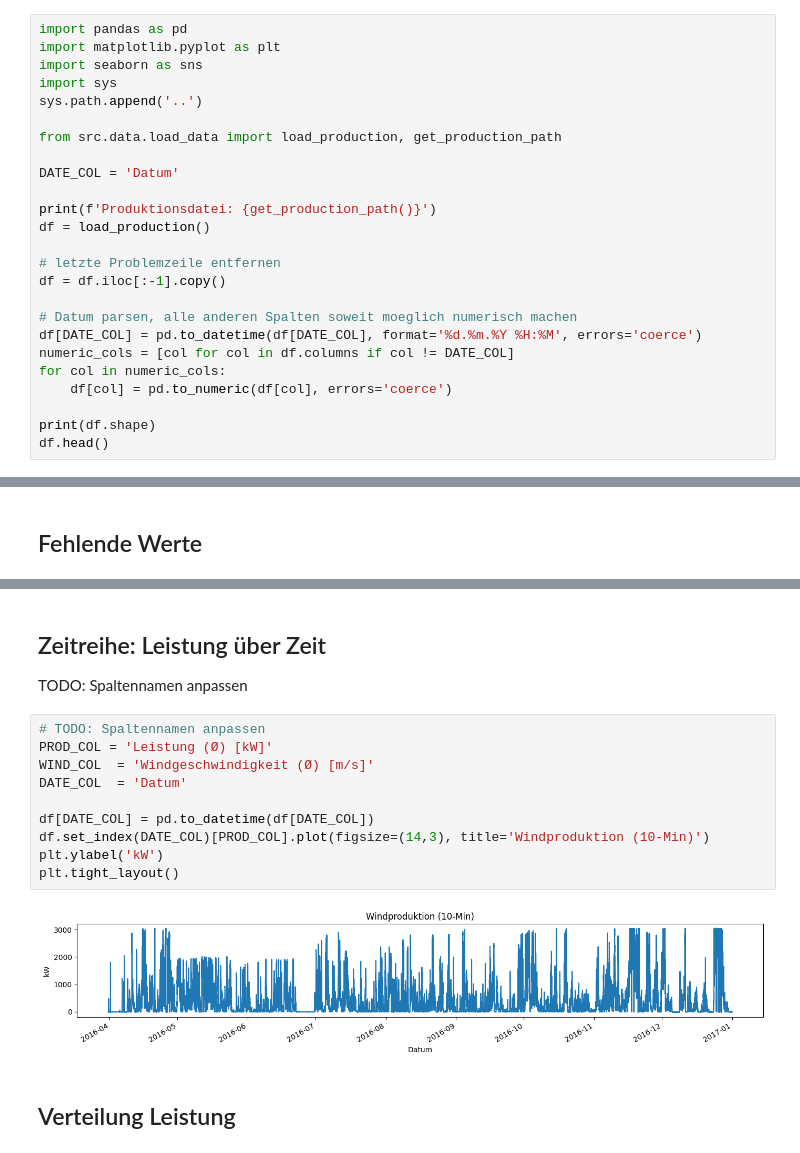
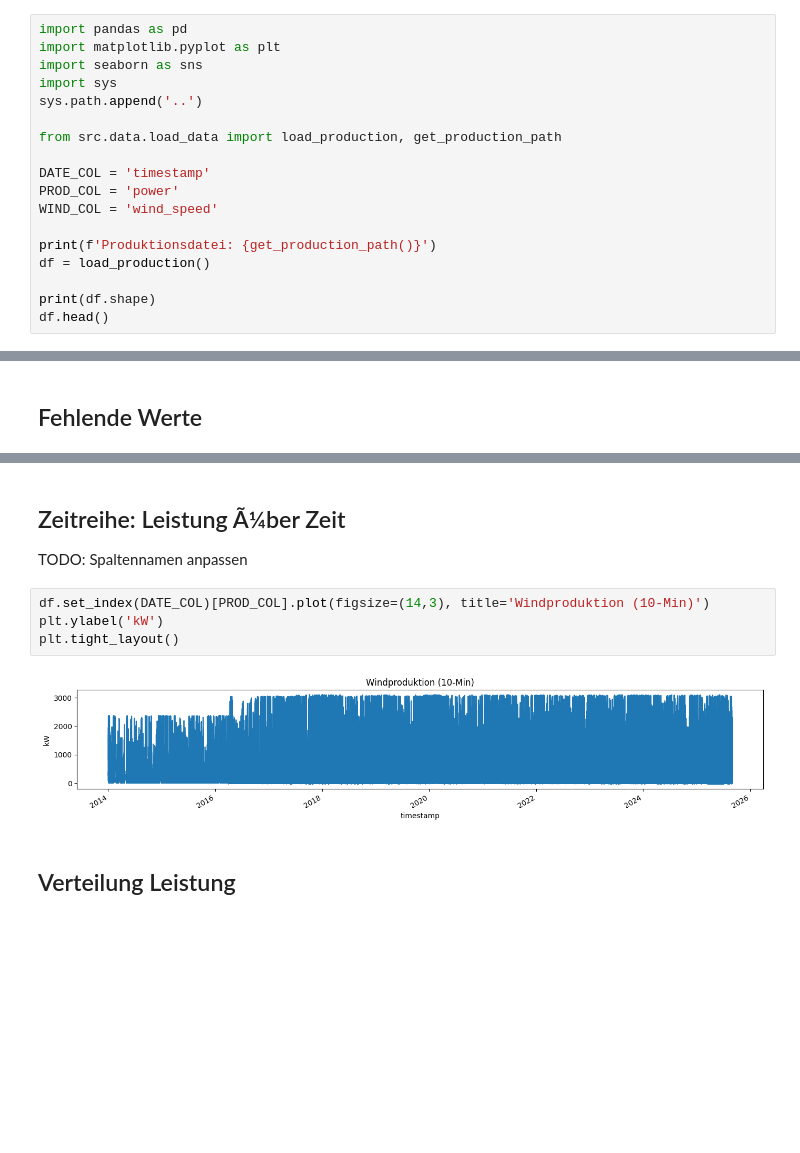
Before and after one commit to noahweis-uni/wind_bidding_project, a Jupyter notebook: notebooks/01_data_understanding.ipynb, the cells around one changed output, grey strips where cells are left out. Drawn from its saved outputs; the diff is of its cells as text; blank space fills up the shorter version.

```diff
--- a/notebooks/01_data_understanding.ipynb
+++ b/notebooks/01_data_understanding.ipynb
@@ -10,20 +10,13 @@ sys.path.append('..')
 
 from src.data.load_data import load_production, get_production_path
 
-DATE_COL = 'Datum'
+DATE_COL = 'timestamp'
+PROD_COL = 'power'
+WIND_COL = 'wind_speed'
 
 print(f'Produktionsdatei: {get_production_path()}')
 df = load_production()
 
-# letzte Problemzeile entfernen
-df = df.iloc[:-1].copy()
-
-# Datum parsen, alle anderen Spalten soweit moeglich numerisch machen
-df[DATE_COL] = pd.to_datetime(df[DATE_COL], format='%d.%m.%Y %H:%M', errors='coerce')
-numeric_cols = [col for col in df.columns if col != DATE_COL]
-for col in numeric_cols:
-    df[col] = pd.to_numeric(df[col], errors='coerce')
-
 print(df.shape)
 df.head()
 # %% [output]
@@ -87,19 +82,13 @@ Gondelposition [°]                 0
 dtype: int64
 # %% [markdown]
-## Zeitreihe: Leistung über Zeit
+## Zeitreihe: Leistung Ã¼ber Zeit
 TODO: Spaltennamen anpassen
 # %%
-# TODO: Spaltennamen anpassen
-PROD_COL = 'Leistung (Ø) [kW]'
-WIND_COL  = 'Windgeschwindigkeit (Ø) [m/s]'
-DATE_COL  = 'Datum'
-
-df[DATE_COL] = pd.to_datetime(df[DATE_COL])
 df.set_index(DATE_COL)[PROD_COL].plot(figsize=(14,3), title='Windproduktion (10-Min)')
 plt.ylabel('kW')
 plt.tight_layout()
 # %% [output]
-[figure, old version]
+[figure, new version]
 # %% [markdown]
 ## Verteilung Leistung
 # %%
```
Also changed, not shown: parts of 9 cells of this notebook, 15 other files.
